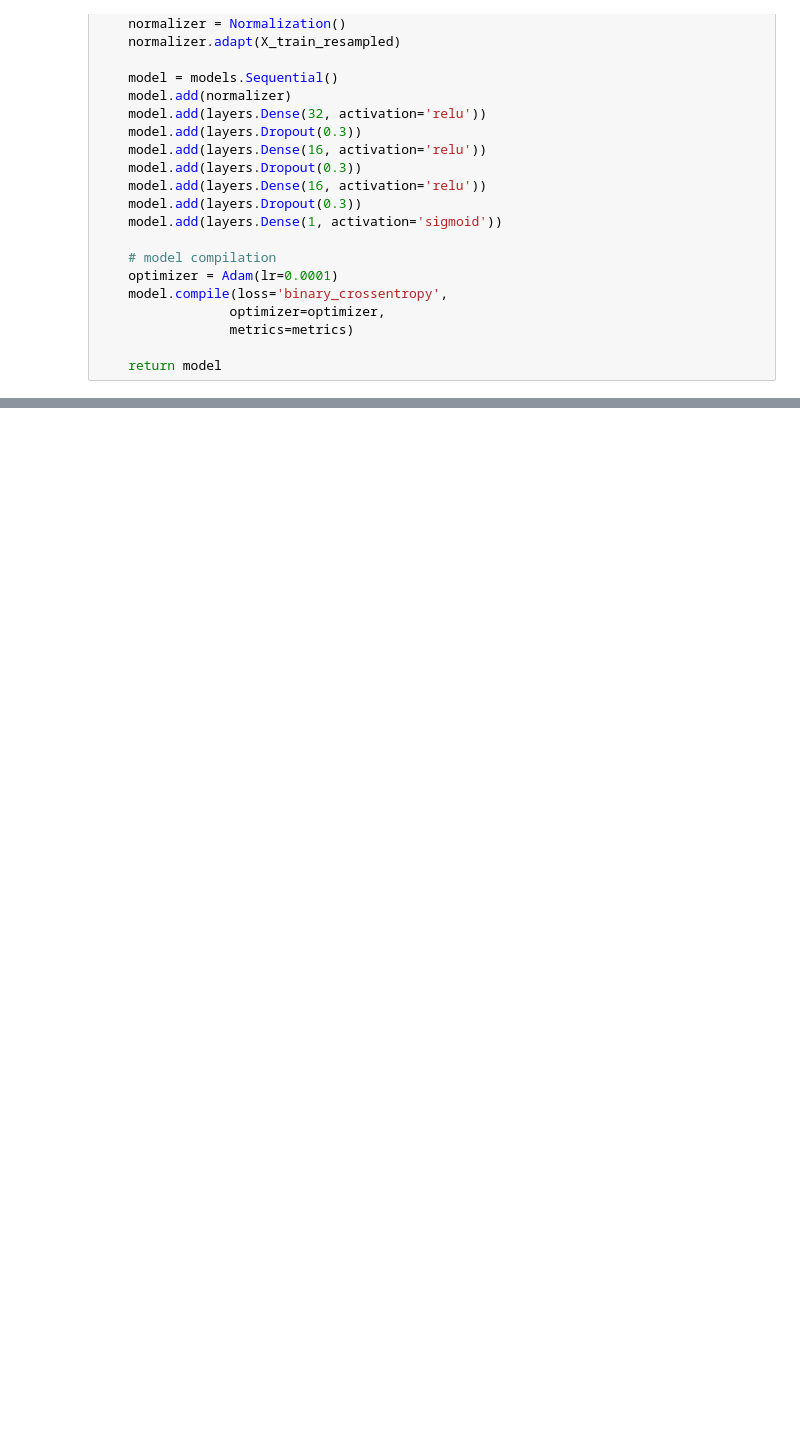
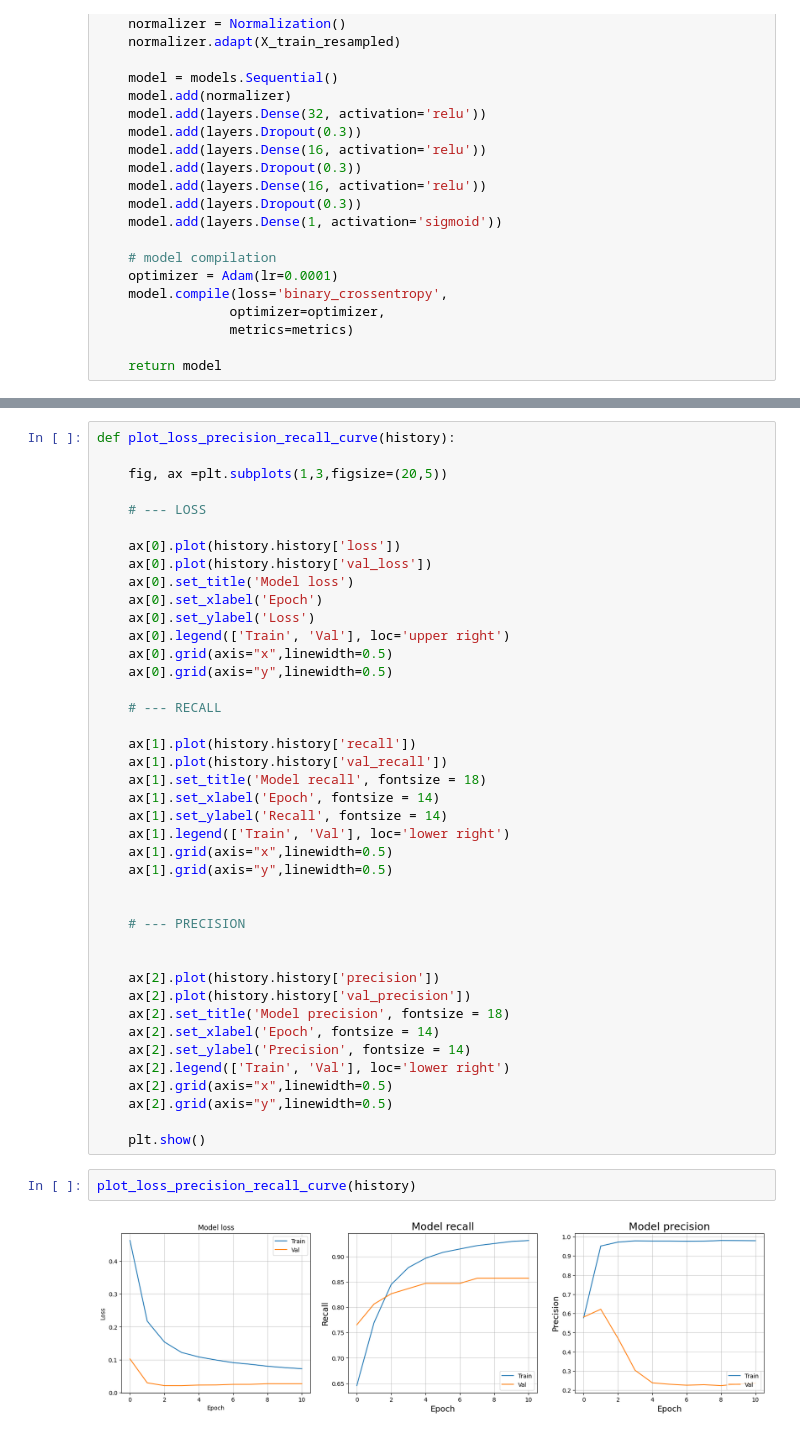
Before and after one commit to emonteiro27/data-credit-card-challenge, a Jupyter notebook: data-credit-card.ipynb, the cells around one changed output, grey strips where cells are left out. Drawn from its saved outputs; the diff is of its cells as text; blank space fills up the shorter version.

Commit message:
run first NN model and plotted history.

```diff
--- a/data-credit-card.ipynb
+++ b/data-credit-card.ipynb
@@ -235,0 +288,45 @@ def initialize_model():
+# %%
+def plot_loss_precision_recall_curve(history):
+
+    fig, ax =plt.subplots(1,3,figsize=(20,5))
+
+    # --- LOSS
+
+    ax[0].plot(history.history['loss'])
+    ax[0].plot(history.history['val_loss'])
+    ax[0].set_title('Model loss')
+    ax[0].set_xlabel('Epoch')
+    ax[0].set_ylabel('Loss')
+    ax[0].legend(['Train', 'Val'], loc='upper right')
+    ax[0].grid(axis="x",linewidth=0.5)
+    ax[0].grid(axis="y",linewidth=0.5)
+
+    # --- RECALL
+
+    ax[1].plot(history.history['recall'])
+    ax[1].plot(history.history['val_recall'])
+    ax[1].set_title('Model recall', fontsize = 18)
+    ax[1].set_xlabel('Epoch', fontsize = 14)
+    ax[1].set_ylabel('Recall', fontsize = 14)
+    ax[1].legend(['Train', 'Val'], loc='lower right')
+    ax[1].grid(axis="x",linewidth=0.5)
+    ax[1].grid(axis="y",linewidth=0.5)
+
+
+    # --- PRECISION
+
+
+    ax[2].plot(history.history['precision'])
+    ax[2].plot(history.history['val_precision'])
+    ax[2].set_title('Model precision', fontsize = 18)
+    ax[2].set_xlabel('Epoch', fontsize = 14)
+    ax[2].set_ylabel('Precision', fontsize = 14)
+    ax[2].legend(['Train', 'Val'], loc='lower right')
+    ax[2].grid(axis="x",linewidth=0.5)
+    ax[2].grid(axis="y",linewidth=0.5)
+
+    plt.show()
+# %%
+plot_loss_precision_recall_curve(history)
+# %% [output]
+[figure, added]
```
Also changed, not shown: parts of 4 cells of this notebook.
